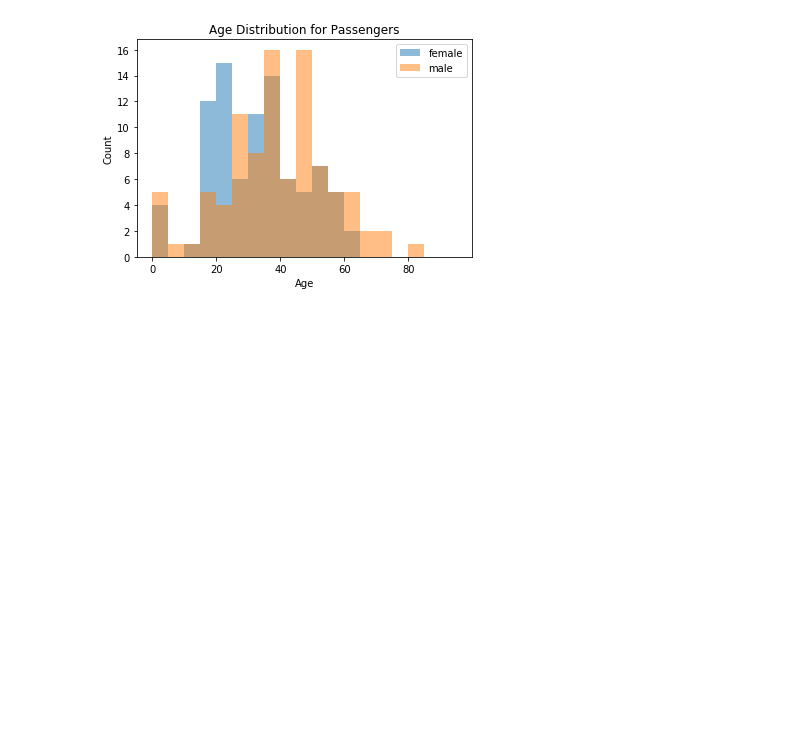
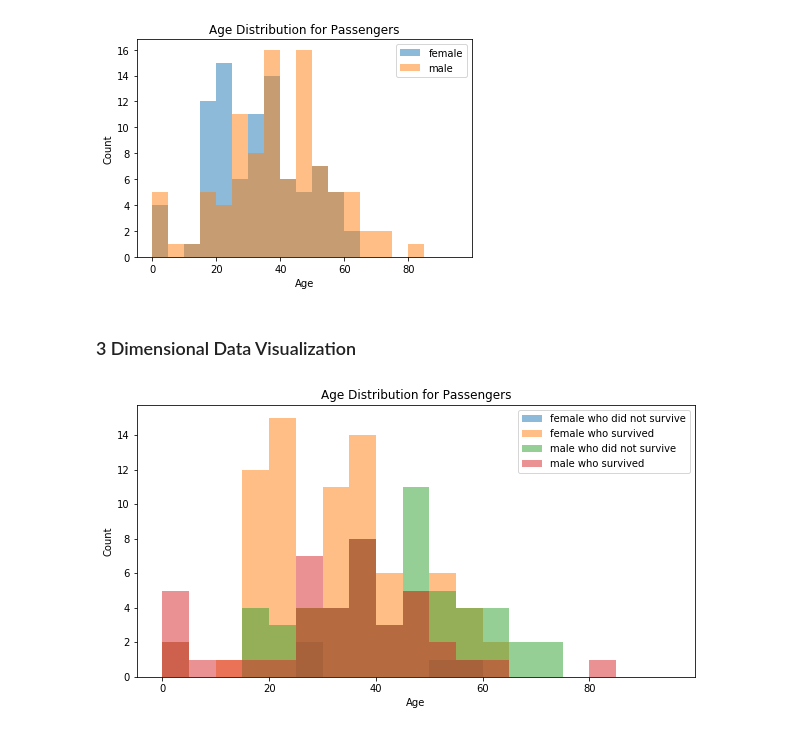
Before and after one commit to momori790/ZensaiDataScience, a Jupyter notebook: art_of_data_visualization/notebooks/visualizations.ipynb, the cells around one changed output. Cells and saved outputs as stored; diff of their text form; code cells hidden in the pictures; blank space fills up the shorter version.

Commit message:
adding art of visualization

```diff
--- a/art_of_data_visualization/notebooks/visualizations.ipynb
+++ b/art_of_data_visualization/notebooks/visualizations.ipynb
@@ -60,3 +60,21 @@ plt.legend()
 plt.show()
 # %% [output]
 [figure]
+# %% [markdown]
+### 3 Dimensional Data Visualization
+# %%
+plt.figure(figsize=(10,5))
+plt.title('Age Distribution for Passengers')
+
+plt.hist(df.query('Sex=="female" and Survived==0').Age, alpha=0.5, label='female who did not survive', bins=bins)
+plt.hist(df.query('Sex=="female" and Survived==1').Age, alpha=0.5, label='female who survived', bins=bins)
+plt.hist(df.query('Sex=="male" and Survived==0').Age, alpha=0.5, label='male who did not survive', bins=bins)
+plt.hist(df.query('Sex=="male" and Survived==1').Age, alpha=0.5, label='male who survived', bins=bins)
+
+
+plt.xlabel('Age')
+plt.ylabel('Count')
+plt.legend()
+plt.show()
+# %% [output]
+[figure, added]
```
